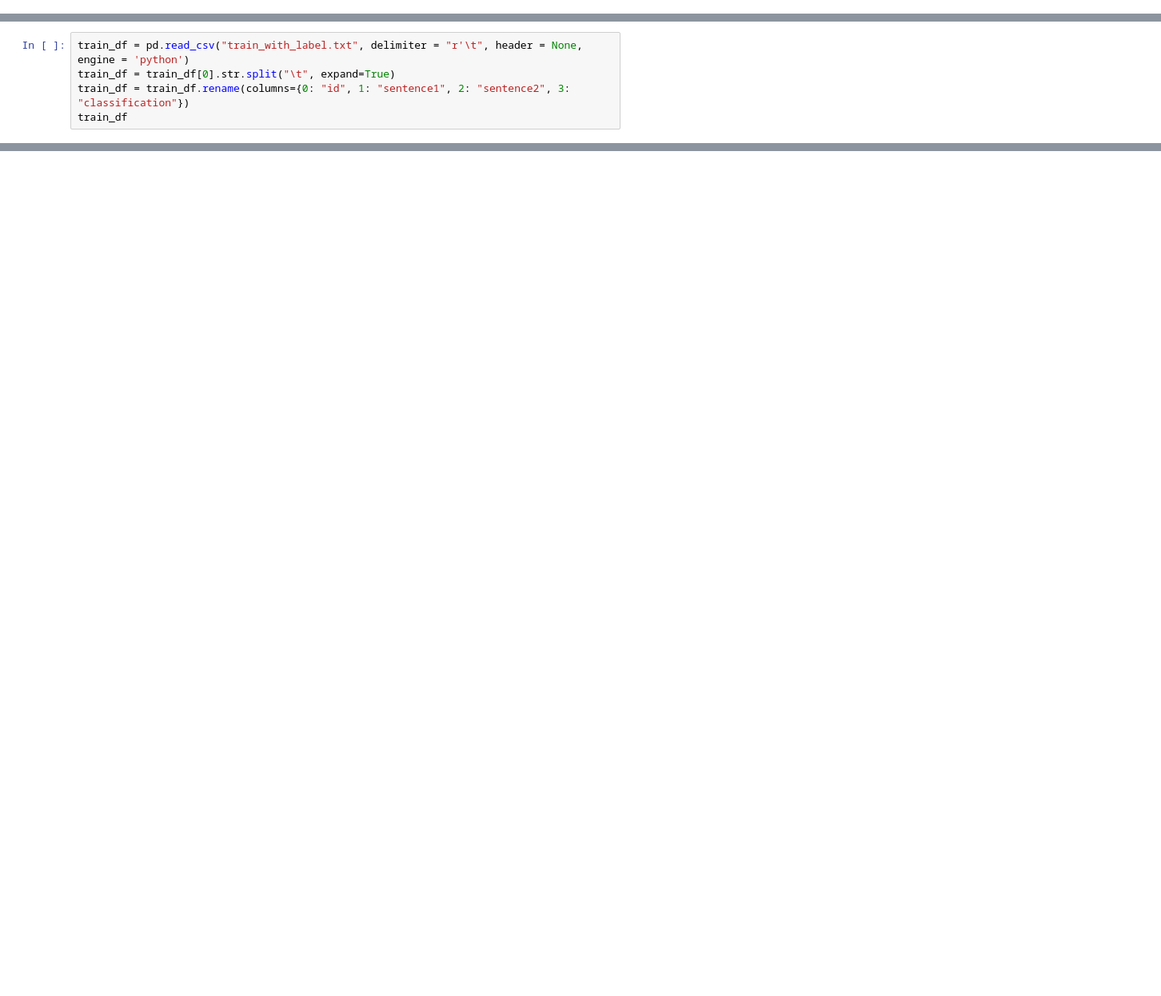
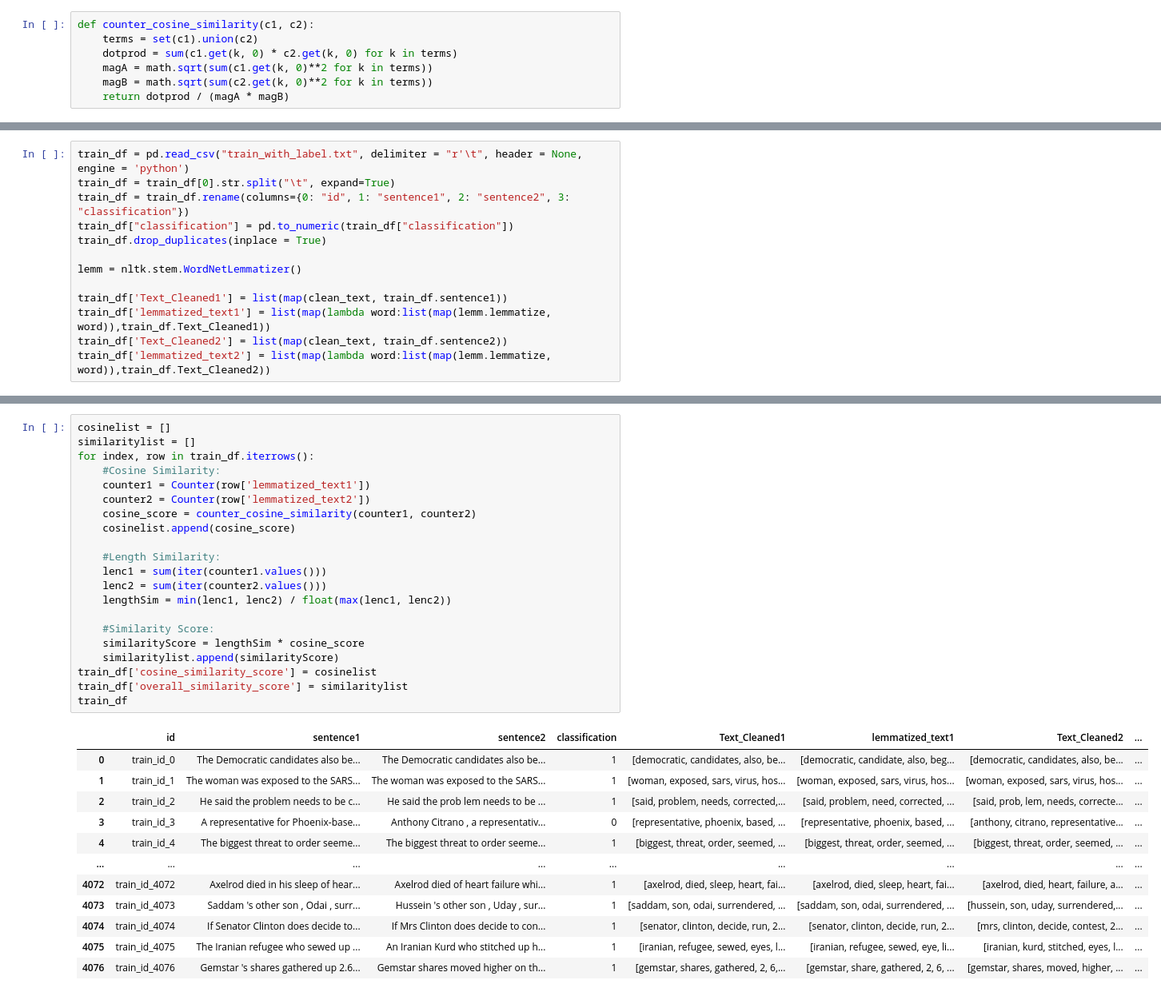
Before and after one commit to aagarwal17/MLMidTerm, a Jupyter notebook: MidtermResults.ipynb, the cells around one changed output, grey strips where cells are left out. Shown at 80% size. Saved outputs shown, nothing was run; the diff lists cells and outputs as text; blank space fills up the shorter version.

```diff
--- a/MidtermResults.ipynb
+++ b/MidtermResults.ipynb
@@ -13,0 +191,7 @@ random.seed(123)
+# %%
+def counter_cosine_similarity(c1, c2):
+    terms = set(c1).union(c2)
+    dotprod = sum(c1.get(k, 0) * c2.get(k, 0) for k in terms)
+    magA = math.sqrt(sum(c1.get(k, 0)**2 for k in terms))
+    magB = math.sqrt(sum(c2.get(k, 0)**2 for k in terms))
+    return dotprod / (magA * magB)
@@ -15,4 +210,12 @@ random.seed(123)
 train_df = pd.read_csv("train_with_label.txt", delimiter = "r'\t", header = None, engine = 'python')
 train_df = train_df[0].str.split("\t", expand=True)
 train_df = train_df.rename(columns={0: "id", 1: "sentence1", 2: "sentence2", 3: "classification"})
-train_df
+train_df["classification"] = pd.to_numeric(train_df["classification"])
+train_df.drop_duplicates(inplace = True)
+
+lemm = nltk.stem.WordNetLemmatizer()
+
+train_df['Text_Cleaned1'] = list(map(clean_text, train_df.sentence1))
+train_df['lemmatized_text1'] = list(map(lambda word:list(map(lemm.lemmatize, word)),train_df.Text_Cleaned1))
+train_df['Text_Cleaned2'] = list(map(clean_text, train_df.sentence2))
+train_df['lemmatized_text2'] = list(map(lambda word:list(map(lemm.lemmatize, word)),train_df.Text_Cleaned2))
@@ -32,0 +222,34 @@ train_df
+# %%
+cosinelist = []
+similaritylist = []
+for index, row in train_df.iterrows():
+    #Cosine Similarity:
+    counter1 = Counter(row['lemmatized_text1'])
+    counter2 = Counter(row['lemmatized_text2'])
+    cosine_score = counter_cosine_similarity(counter1, counter2)
+    cosinelist.append(cosine_score)
+
+    #Length Similarity:
+    lenc1 = sum(iter(counter1.values()))
+    lenc2 = sum(iter(counter2.values()))
+    lengthSim = min(lenc1, lenc2) / float(max(lenc1, lenc2))
+
+    #Similarity Score:
+    similarityScore = lengthSim * cosine_score
+    similaritylist.append(similarityScore)
+train_df['cosine_similarity_score'] = cosinelist
+train_df['overall_similarity_score'] = similaritylist
+train_df
+# %% [output]
+|  | id | sentence1 | sentence2 | classification | Text_Cleaned1 | lemmatized_text1 | Text_Cleaned2 | ... |
+| 0 | train_id_0 | The Democratic candidates also be... | The Democratic candidates also be... | 1 | [democratic, candidates, also, be... | [democratic, candidate, also, beg... | [democratic, candidates, also, be... | ... |
+| 1 | train_id_1 | The woman was exposed to the SARS... | The woman was exposed to the SARS... | 1 | [woman, exposed, sars, virus, hos... | [woman, exposed, sars, virus, hos... | [woman, exposed, sars, virus, hos... | ... |
+| 2 | train_id_2 | He said the problem needs to be c... | He said the prob lem needs to be ... | 1 | [said, problem, needs, corrected,... | [said, problem, need, corrected, ... | [said, prob, lem, needs, correcte... | ... |
+| 3 | train_id_3 | A representative for Phoenix-base... | Anthony Citrano , a representativ... | 0 | [representative, phoenix, based, ... | [representative, phoenix, based, ... | [anthony, citrano, representative... | ... |
+| 4 | train_id_4 | The biggest threat to order seeme... | The biggest threat to order seeme... | 1 | [biggest, threat, order, seemed, ... | [biggest, threat, order, seemed, ... | [biggest, threat, order, seemed, ... | ... |
+| ... | ... | ... | ... | ... | ... | ... | ... | ... |
+| 4072 | train_id_4072 | Axelrod died in his sleep of hear... | Axelrod died of heart failure whi... | 1 | [axelrod, died, sleep, heart, fai... | [axelrod, died, sleep, heart, fai... | [axelrod, died, heart, failure, a... | ... |
+| 4073 | train_id_4073 | Saddam 's other son , Odai , surr... | Hussein 's other son , Uday , sur... | 1 | [saddam, son, odai, surrendered, ... | [saddam, son, odai, surrendered, ... | [hussein, son, uday, surrendered,... | ... |
+| 4074 | train_id_4074 | If Senator Clinton does decide to... | If Mrs Clinton does decide to con... | 1 | [senator, clinton, decide, run, 2... | [senator, clinton, decide, run, 2... | [mrs, clinton, decide, contest, 2... | ... |
+| 4075 | train_id_4075 | The Iranian refugee who sewed up ... | An Iranian Kurd who stitched up h... | 1 | [iranian, refugee, sewed, eyes, l... | [iranian, refugee, sewed, eye, li... | [iranian, kurd, stitched, eyes, l... | ... |
+| 4076 | train_id_4076 | Gemstar 's shares gathered up 2.6... | Gemstar shares moved higher on th... | 1 | [gemstar, shares, gathered, 2, 6,... | [gemstar, share, gathered, 2, 6, ... | [gemstar, shares, moved, higher, ... | ... |
```
Also changed, not shown: parts of 29 cells of this notebook, 4 other files.
